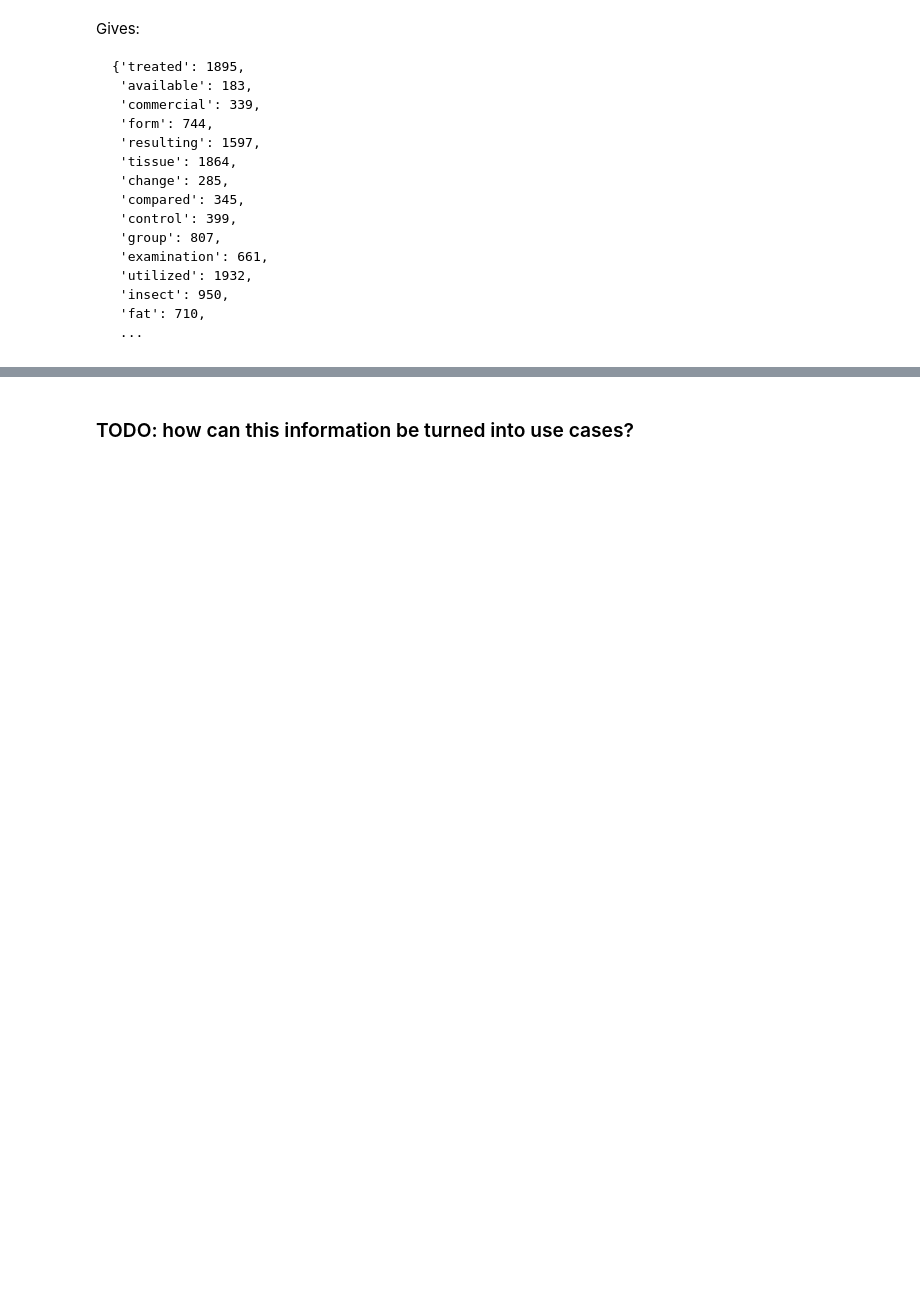
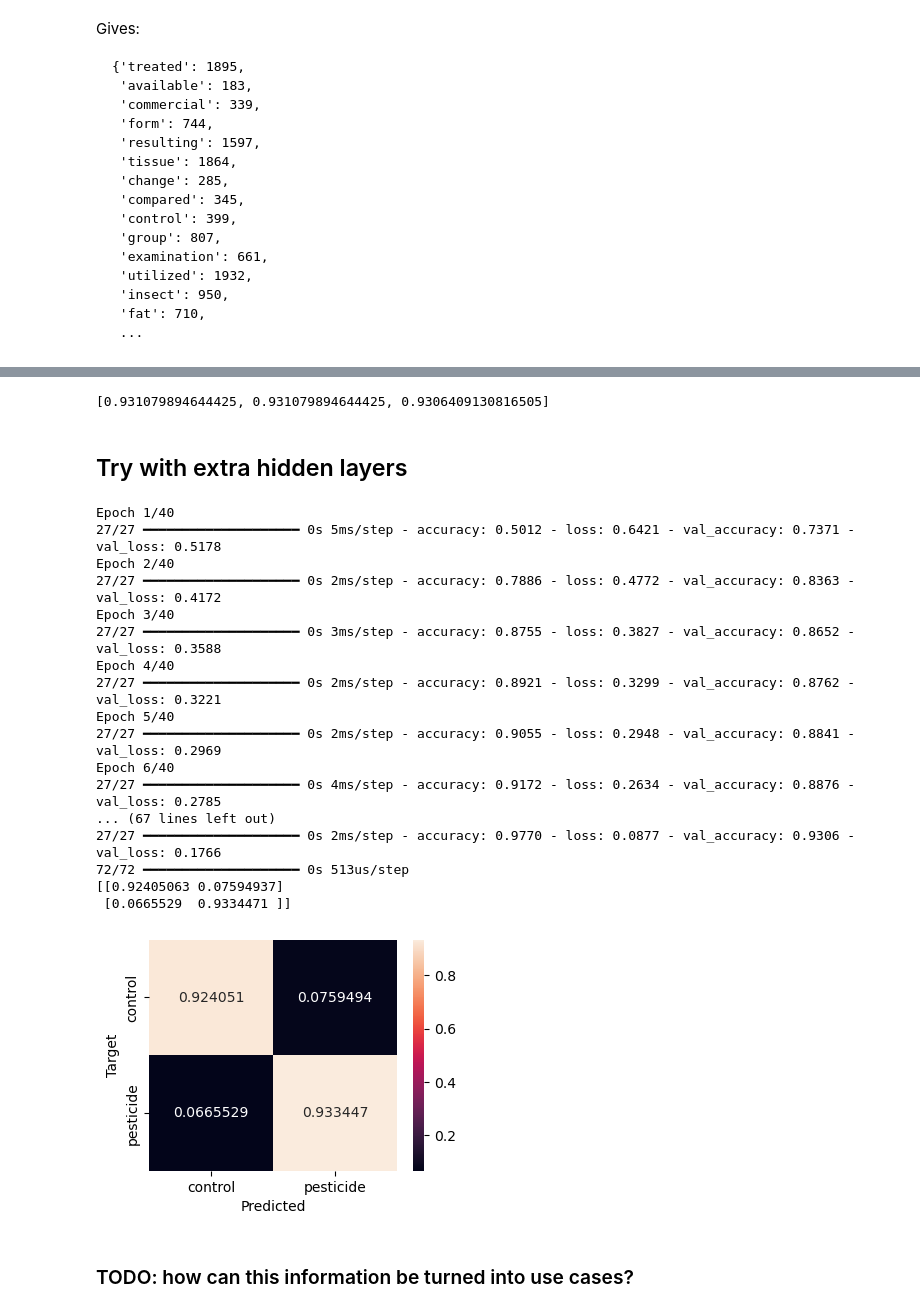
Before and after one commit to MichielNoback/pesticide_literature, a Jupyter notebook: abstract-classification_NN.ipynb, the cells around one changed output, grey strips where cells are left out. Drawn from its saved outputs; the diff is of its cells as text; code cells hidden in the pictures; blank space fills up the shorter version.

```diff
--- a/abstract-classification_NN.ipynb
+++ b/abstract-classification_NN.ipynb
@@ -313,2 +373,42 @@ imbalance -5.028414
+# %%
+accuracy_scores
+# %% [output]
+[0.931079894644425, 0.931079894644425, 0.9306409130816505]
+# %% [markdown]
+## Try with extra hidden layers
+# %%
+i = Input(shape=(D,))
+x = Dense(128)(i)
+x = Dense(64)(i)
+x = Dense(1)(i)
+model = Model(i, x)
+
+compile_model(model, learning_rate=0.01)
+r = fit_model(model, batch_size=batch_size, epochs=40)
+
+P_test = ((model.predict(x_test_vec) > 0) * 1.0).flatten()
+cm_test = confusion_matrix(y_test, P_test, normalize='true')
+print(cm_test)
+utils.plot_confusion_matrix(cm_test, ['control', 'pesticide'])
+accuracy_scores.append(accuracy_score(y_test, P_test))
+# %% [output]
+Epoch 1/40
+27/27 ━━━━━━━━━━━━━━━━━━━━ 0s 5ms/step - accuracy: 0.5012 - loss: 0.6421 - val_accuracy: 0.7371 - val_loss: 0.5178
+Epoch 2/40
+27/27 ━━━━━━━━━━━━━━━━━━━━ 0s 2ms/step - accuracy: 0.7886 - loss: 0.4772 - val_accuracy: 0.8363 - val_loss: 0.4172
+Epoch 3/40
+27/27 ━━━━━━━━━━━━━━━━━━━━ 0s 3ms/step - accuracy: 0.8755 - loss: 0.3827 - val_accuracy: 0.8652 - val_loss: 0.3588
+Epoch 4/40
+27/27 ━━━━━━━━━━━━━━━━━━━━ 0s 2ms/step - accuracy: 0.8921 - loss: 0.3299 - val_accuracy: 0.8762 - val_loss: 0.3221
+Epoch 5/40
+27/27 ━━━━━━━━━━━━━━━━━━━━ 0s 2ms/step - accuracy: 0.9055 - loss: 0.2948 - val_accuracy: 0.8841 - val_loss: 0.2969
+Epoch 6/40
+27/27 ━━━━━━━━━━━━━━━━━━━━ 0s 4ms/step - accuracy: 0.9172 - loss: 0.2634 - val_accuracy: 0.8876 - val_loss: 0.2785
+... (67 lines left out)
+27/27 ━━━━━━━━━━━━━━━━━━━━ 0s 2ms/step - accuracy: 0.9770 - loss: 0.0877 - val_accuracy: 0.9306 - val_loss: 0.1766
+72/72 ━━━━━━━━━━━━━━━━━━━━ 0s 513us/step
+[[0.92405063 0.07594937]
+ [0.0665529  0.9334471 ]]
+[figure, added]
 # %% [markdown]
 ### TODO: how can this information be turned into use cases?
```
Also changed, not shown: parts of 24 cells of this notebook.
